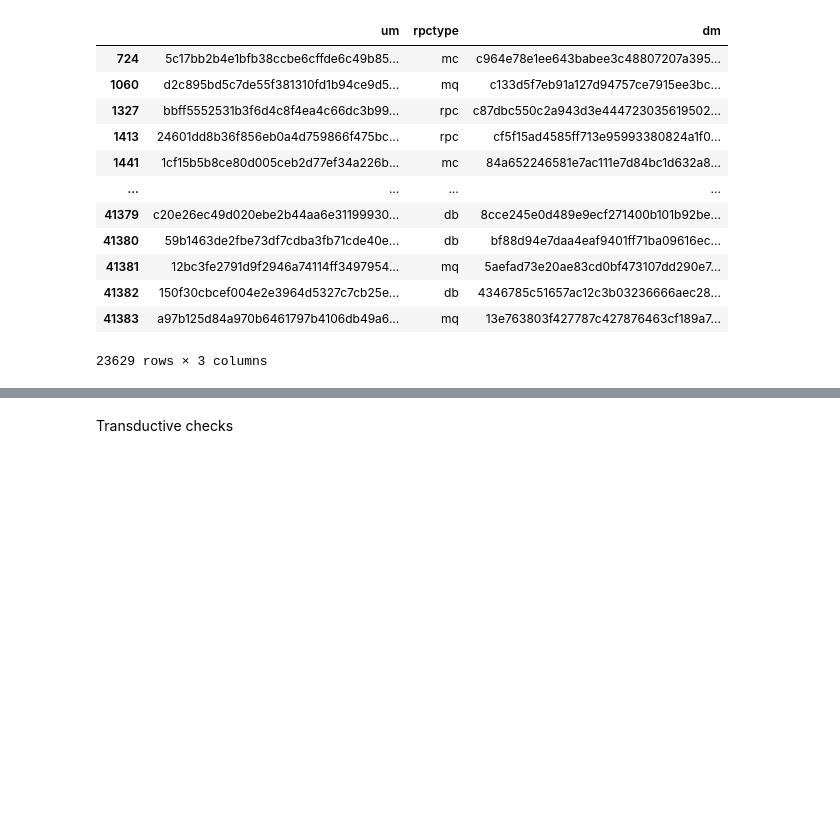
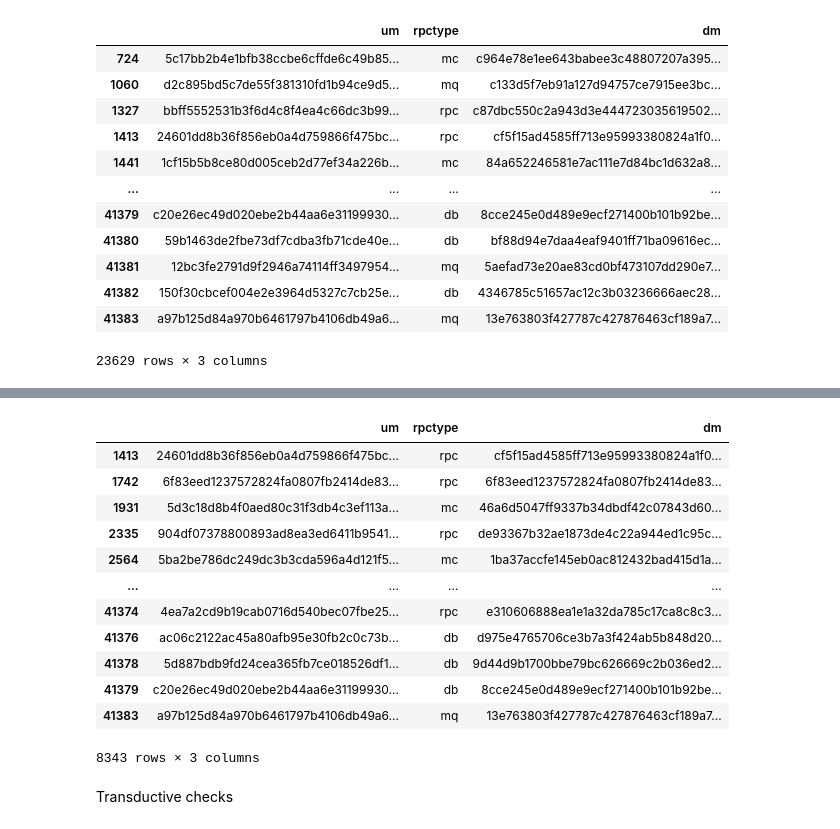
Before and after one commit to GianlucaRub/Master-Thesis, a Jupyter notebook: Training and Testing/Sampling/Gianluca - MSCallGraph tsv creation transductive sampled.ipynb, the cells around one changed output, grey strips where cells are left out. Cells and saved outputs as stored; diff of their text form; code cells hidden in the pictures; blank space fills up the shorter version.

```diff
--- a/Training and Testing/Sampling/Gianluca - MSCallGraph tsv creation transductive sampled.ipynb
+++ b/Training and Testing/Sampling/Gianluca - MSCallGraph tsv creation transductive sampled.ipynb
@@ -112,3 +112,20 @@ validation_df
+# %%
+test_df = remaining_df.drop(validation_df.index)  # drop the sampled rows to get the second DataFram
+test_df
+# %% [output]
+|  | um | rpctype | dm |
+| 1413 | 24601dd8b36f856eb0a4d759866f475bc... | rpc | cf5f15ad4585ff713e95993380824a1f0... |
+| 1742 | 6f83eed1237572824fa0807fb2414de83... | rpc | 6f83eed1237572824fa0807fb2414de83... |
+| 1931 | 5d3c18d8b4f0aed80c31f3db4c3ef113a... | mc | 46a6d5047ff9337b34dbdf42c07843d60... |
+| 2335 | 904df07378800893ad8ea3ed6411b9541... | rpc | de93367b32ae1873de4c22a944ed1c95c... |
+| 2564 | 5ba2be786dc249dc3b3cda596a4d121f5... | mc | 1ba37accfe145eb0ac812432bad415d1a... |
+| ... | ... | ... | ... |
+| 41374 | 4ea7a2cd9b19cab0716d540bec07fbe25... | rpc | e310606888ea1e1a32da785c17ca8c8c3... |
+| 41376 | ac06c2122ac45a80afb95e30fb2c0c73b... | db | d975e4765706ce3b7a3f424ab5b848d20... |
+| 41378 | 5d887bdb9fd24cea365fb7ce018526df1... | db | 9d44d9b1700bbe79bc626669c2b036ed2... |
+| 41379 | c20e26ec49d020ebe2b44aa6e31199930... | db | 8cce245e0d489e9ecf271400b101b92be... |
+| 41383 | a97b125d84a970b6461797b4106db49a6... | mq | 13e763803f427787c427876463cf189a7... |
+8343 rows × 3 columns
 # %% [markdown]
 Transductive checks
 # %%
```
Also changed, not shown: parts of 10 cells of this notebook, 7 other files.
